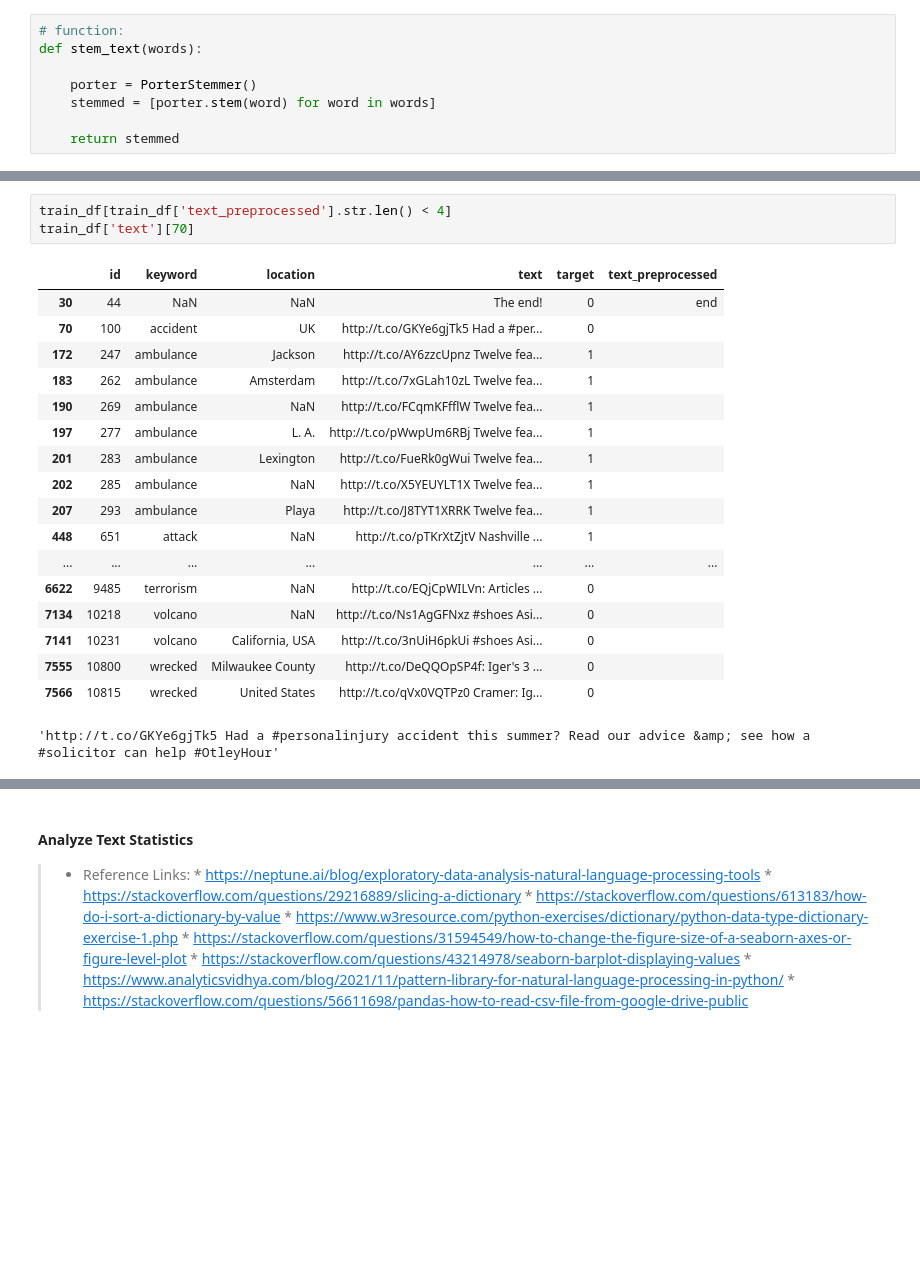
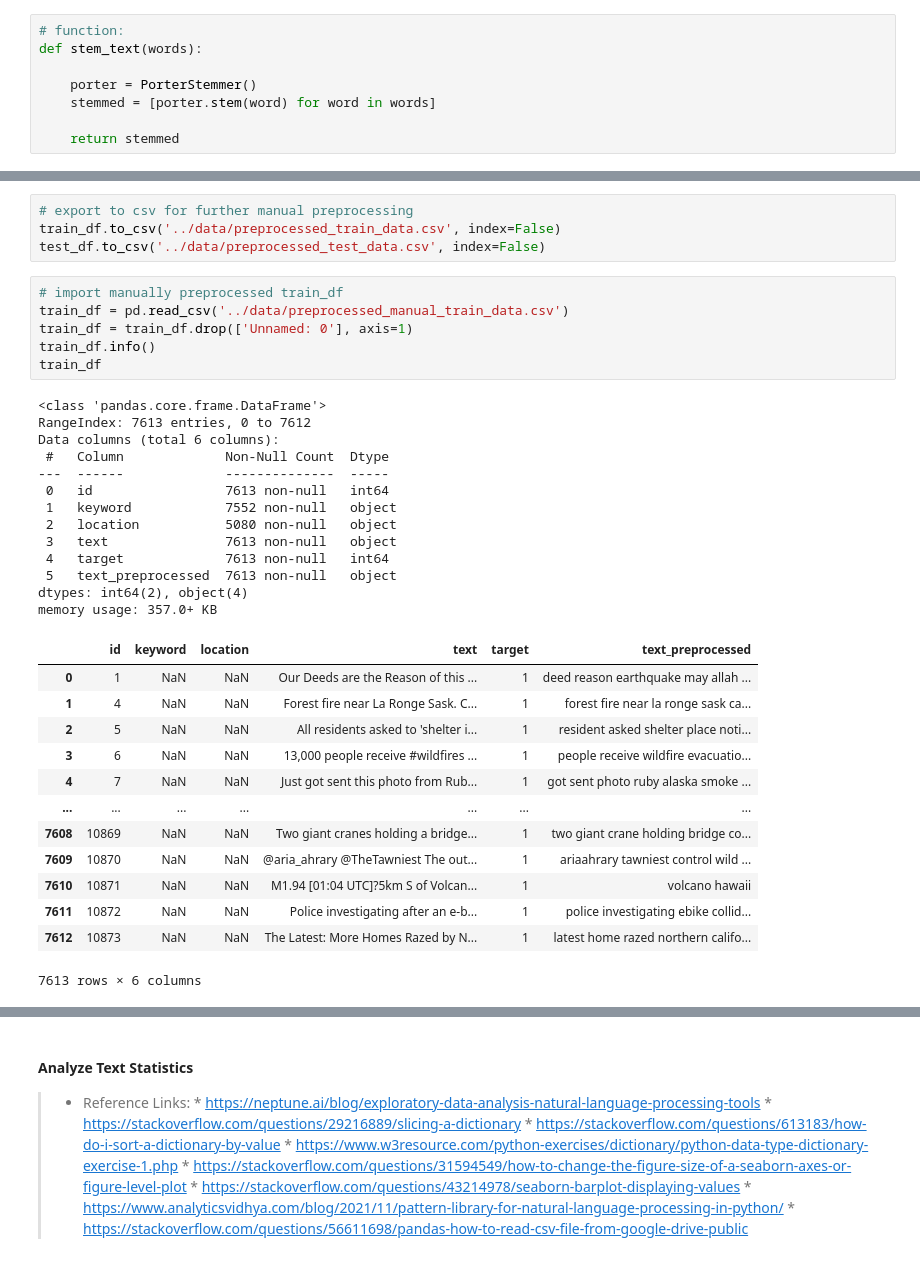
Before and after one commit to Nicole-Hong/LHL_Final_Project_NLP, a Jupyter notebook: src/nlp_disaster_tweets.ipynb, the cells around one changed output, grey strips where cells are left out. Cells and saved outputs as stored; diff of their text form; blank space fills up the shorter version.

```diff
--- a/src/nlp_disaster_tweets.ipynb
+++ b/src/nlp_disaster_tweets.ipynb
@@ -574,22 +627,37 @@ memory usage: 357.0+ KB
+# %%
+# export to csv for further manual preprocessing
+train_df.to_csv('../data/preprocessed_train_data.csv', index=False)
+test_df.to_csv('../data/preprocessed_test_data.csv', index=False)
 # %%
-train_df[train_df['text_preprocessed'].str.len() < 4]
-train_df['text'][70]
+# import manually preprocessed train_df
+train_df = pd.read_csv('../data/preprocessed_manual_train_data.csv')
+train_df = train_df.drop(['Unnamed: 0'], axis=1)
+train_df.info()
+train_df
 # %% [output]
+<class 'pandas.core.frame.DataFrame'>
+RangeIndex: 7613 entries, 0 to 7612
+Data columns (total 6 columns):
+ #   Column             Non-Null Count  Dtype
+---  ------             --------------  -----
+ 0   id                 7613 non-null   int64
+ 1   keyword            7552 non-null   object
+ 2   location           5080 non-null   object
+ 3   text               7613 non-null   object
+ 4   target             7613 non-null   int64
+ 5   text_preprocessed  7613 non-null   object
+dtypes: int64(2), object(4)
+memory usage: 357.0+ KB
 |  | id | keyword | location | text | target | text_preprocessed |
-| 30 | 44 | NaN | NaN | The end! | 0 | end |
-| 70 | 100 | accident | UK | http://t.co/GKYe6gjTk5 Had a #per... | 0 |  |
-| 172 | 247 | ambulance | Jackson | http://t.co/AY6zzcUpnz Twelve fea... | 1 |  |
-| 183 | 262 | ambulance | Amsterdam | http://t.co/7xGLah10zL Twelve fea... | 1 |  |
-| 190 | 269 | ambulance | NaN | http://t.co/FCqmKFfflW Twelve fea... | 1 |  |
-| 197 | 277 | ambulance | L. A. | http://t.co/pWwpUm6RBj Twelve fea... | 1 |  |
-| 201 | 283 | ambulance | Lexington | http://t.co/FueRk0gWui Twelve fea... | 1 |  |
-| 202 | 285 | ambulance | NaN | http://t.co/X5YEUYLT1X Twelve fea... | 1 |  |
-| 207 | 293 | ambulance | Playa | http://t.co/J8TYT1XRRK Twelve fea... | 1 |  |
-| 448 | 651 | attack | NaN | http://t.co/pTKrXtZjtV Nashville ... | 1 |  |
+| 0 | 1 | NaN | NaN | Our Deeds are the Reason of this ... | 1 | deed reason earthquake may allah ... |
+| 1 | 4 | NaN | NaN | Forest fire near La Ronge Sask. C... | 1 | forest fire near la ronge sask ca... |
+| 2 | 5 | NaN | NaN | All residents asked to 'shelter i... | 1 | resident asked shelter place noti... |
+| 3 | 6 | NaN | NaN | 13,000 people receive #wildfires ... | 1 | people receive wildfire evacuatio... |
+| 4 | 7 | NaN | NaN | Just got sent this photo from Rub... | 1 | got sent photo ruby alaska smoke ... |
 | ... | ... | ... | ... | ... | ... | ... |
-| 6622 | 9485 | terrorism | NaN | http://t.co/EQjCpWILVn: Articles ... | 0 |  |
-| 7134 | 10218 | volcano | NaN | http://t.co/Ns1AgGFNxz #shoes Asi... | 0 |  |
-| 7141 | 10231 | volcano | California, USA | http://t.co/3nUiH6pkUi #shoes Asi... | 0 |  |
-| 7555 | 10800 | wrecked | Milwaukee County | http://t.co/DeQQOpSP4f: Iger's 3 ... | 0 |  |
-| 7566 | 10815 | wrecked | United States | http://t.co/qVx0VQTPz0 Cramer: Ig... | 0 |  |
+| 7608 | 10869 | NaN | NaN | Two giant cranes holding a bridge... | 1 | two giant crane holding bridge co... |
+| 7609 | 10870 | NaN | NaN | @aria_ahrary @TheTawniest The out... | 1 | ariaahrary tawniest control wild ... |
+| 7610 | 10871 | NaN | NaN | M1.94 [01:04 UTC]?5km S of Volcan... | 1 | volcano hawaii |
+| 7611 | 10872 | NaN | NaN | Police investigating after an e-b... | 1 | police investigating ebike collid... |
+| 7612 | 10873 | NaN | NaN | The Latest: More Homes Razed by N... | 1 | latest home razed northern califo... |
-'http://t.co/GKYe6gjTk5 Had a #personalinjury accident this summer? Read our advice &amp; see how a #solicitor can help #OtleyHour'
+7613 rows × 6 columns
```
Also changed, not shown: parts of 27 cells of this notebook, 9 other files.
